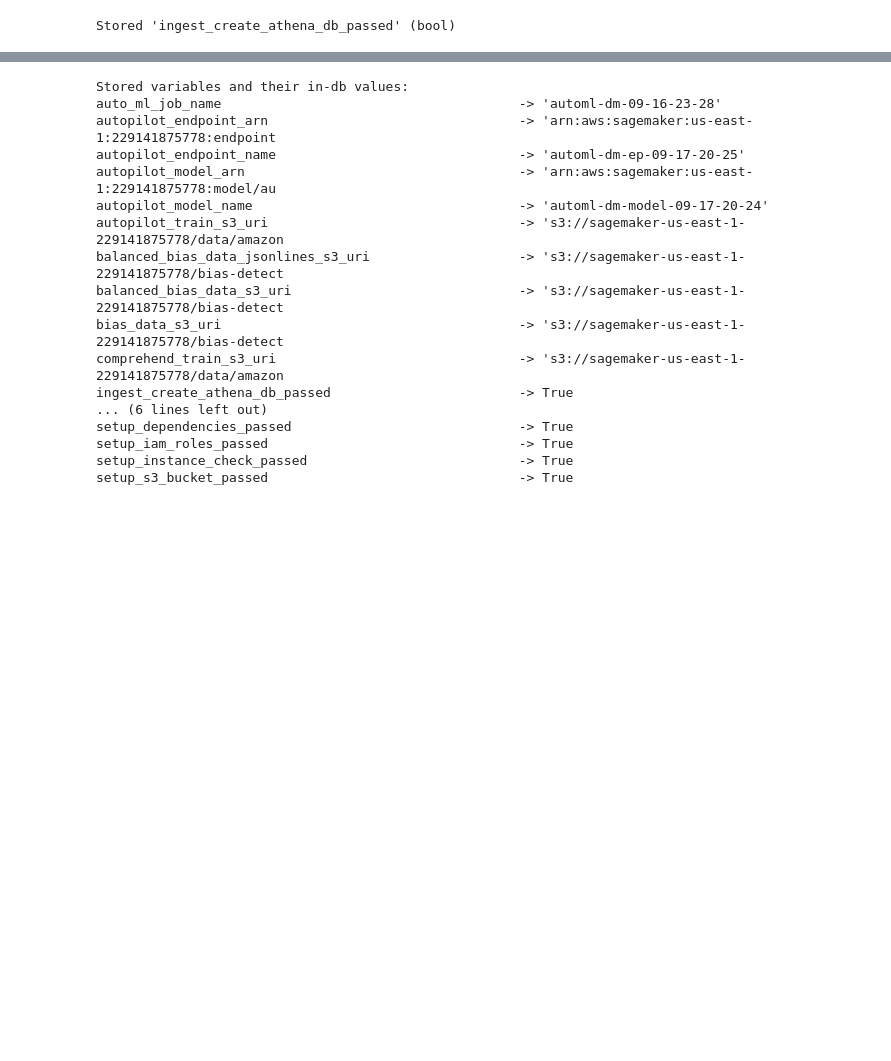
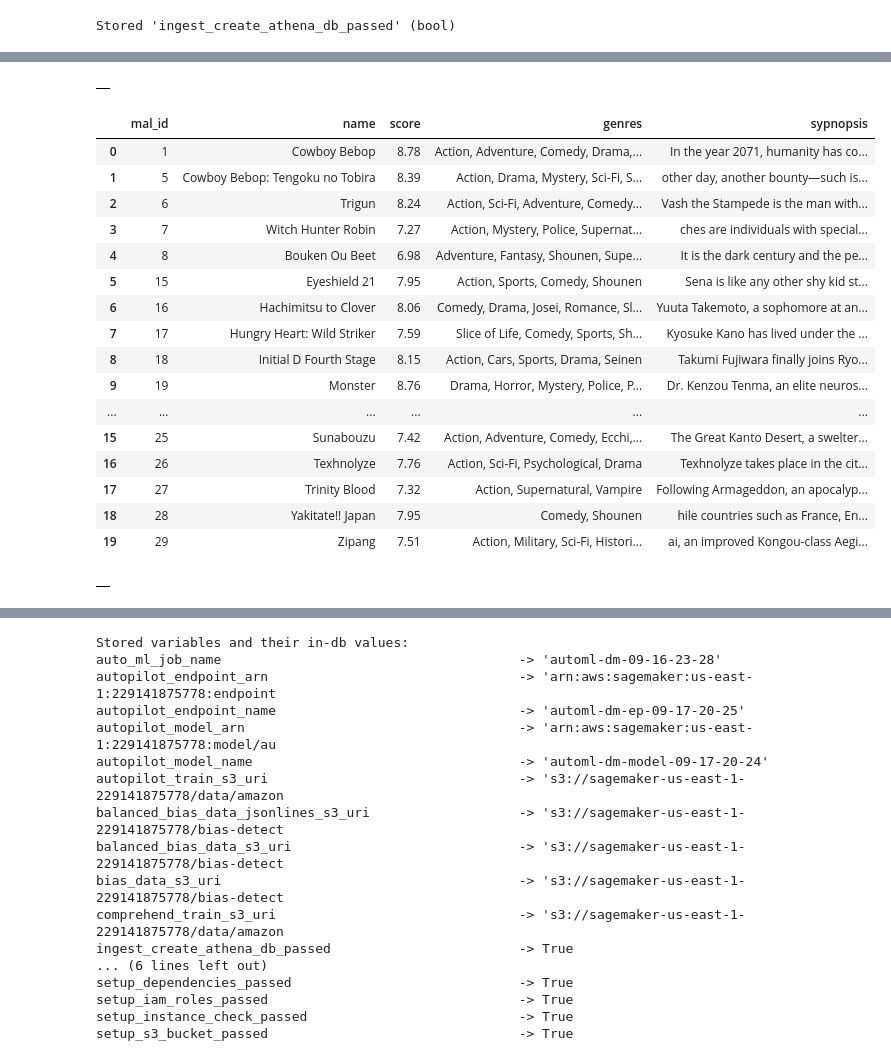
Before and after one commit to zeegeeko/ADS508-Recommender-System, a Jupyter notebook: Final/athena_tables.ipynb, the cells around one changed output, grey strips where cells are left out. Drawn from its saved outputs; the diff is of its cells as text; code cells hidden in the pictures; blank space fills up the shorter version.

```diff
--- a/Final/athena_tables.ipynb
+++ b/Final/athena_tables.ipynb
@@ -76,0 +180,35 @@ Stored 'ingest_create_athena_db_passed' (bool)
+# %%
+#create synopsis_table
+
+synopsis_table = """CREATE EXTERNAL TABLE IF NOT EXISTS {}.{}(
+         MAL_ID int,
+         Name string,
+         Score string,
+         Genres string,
+         sypnopsis string
+) ROW FORMAT SERDE 'org.apache.hadoop.hive.serde2.OpenCSVSerde'
+  STORED AS TEXTFILE LOCATION '{}'
+  TBLPROPERTIES ('compressionType'='gzip', 'skip.header.line.count'='1')""".format(dbname, 'synopsis', 's3://ads-508-anime/synopsis/')
+pd.read_sql(synopsis_table, con=conn)
+# %% [output]
+|  |
+# %%
+pd.read_sql('SELECT * FROM %s.%s LIMIT 20' % (dbname,'synopsis'), con=conn)
+# %% [output]
+|  | mal_id | name | score | genres | sypnopsis |
+| 0 | 1 | Cowboy Bebop | 8.78 | Action, Adventure, Comedy, Drama,... | In the year 2071, humanity has co... |
+| 1 | 5 | Cowboy Bebop: Tengoku no Tobira | 8.39 | Action, Drama, Mystery, Sci-Fi, S... | other day, another bounty—such is... |
+| 2 | 6 | Trigun | 8.24 | Action, Sci-Fi, Adventure, Comedy... | Vash the Stampede is the man with... |
+| 3 | 7 | Witch Hunter Robin | 7.27 | Action, Mystery, Police, Supernat... | ches are individuals with special... |
+| 4 | 8 | Bouken Ou Beet | 6.98 | Adventure, Fantasy, Shounen, Supe... | It is the dark century and the pe... |
+| 5 | 15 | Eyeshield 21 | 7.95 | Action, Sports, Comedy, Shounen | Sena is like any other shy kid st... |
+| 6 | 16 | Hachimitsu to Clover | 8.06 | Comedy, Drama, Josei, Romance, Sl... | Yuuta Takemoto, a sophomore at an... |
+| 7 | 17 | Hungry Heart: Wild Striker | 7.59 | Slice of Life, Comedy, Sports, Sh... | Kyosuke Kano has lived under the ... |
+| 8 | 18 | Initial D Fourth Stage | 8.15 | Action, Cars, Sports, Drama, Seinen | Takumi Fujiwara finally joins Ryo... |
+| 9 | 19 | Monster | 8.76 | Drama, Horror, Mystery, Police, P... | Dr. Kenzou Tenma, an elite neuros... |
+| ... | ... | ... | ... | ... | ... |
+| 15 | 25 | Sunabouzu | 7.42 | Action, Adventure, Comedy, Ecchi,... | The Great Kanto Desert, a swelter... |
+| 16 | 26 | Texhnolyze | 7.76 | Action, Sci-Fi, Psychological, Drama | Texhnolyze takes place in the cit... |
+| 17 | 27 | Trinity Blood | 7.32 | Action, Supernatural, Vampire | Following Armageddon, an apocalyp... |
+| 18 | 28 | Yakitate!! Japan | 7.95 | Comedy, Shounen | hile countries such as France, En... |
+| 19 | 29 | Zipang | 7.51 | Action, Military, Sci-Fi, Histori... | ai, an improved Kongou-class Aegi... |
@@ -76,0 +217,12 @@ Stored 'ingest_create_athena_db_passed' (bool)
+# %%
+
+#create rating_table
+rating_table = """CREATE EXTERNAL TABLE IF NOT EXISTS {}.{}(
+         user_id int,
+         anime_id int,
+         rating int
+) ROW FORMAT DELIMITED FIELDS TERMINATED BY ',' LINES TERMINATED BY '\\n' LOCATION '{}'
+TBLPROPERTIES ('compressionType'='gzip', 'skip.header.line.count'='1')""".format(dbname, 'ratings', 's3://ads-508-anime/ratings/')
+pd.read_sql(rating_table, con=conn)
+# %% [output]
+|  |
```
Also changed, not shown: parts of 40 cells of this notebook.
